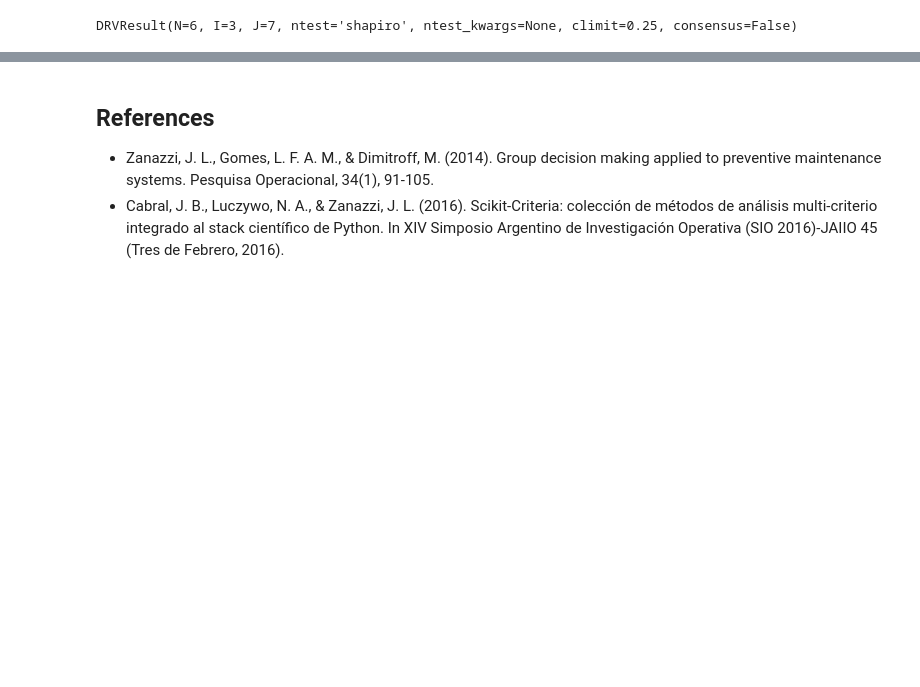
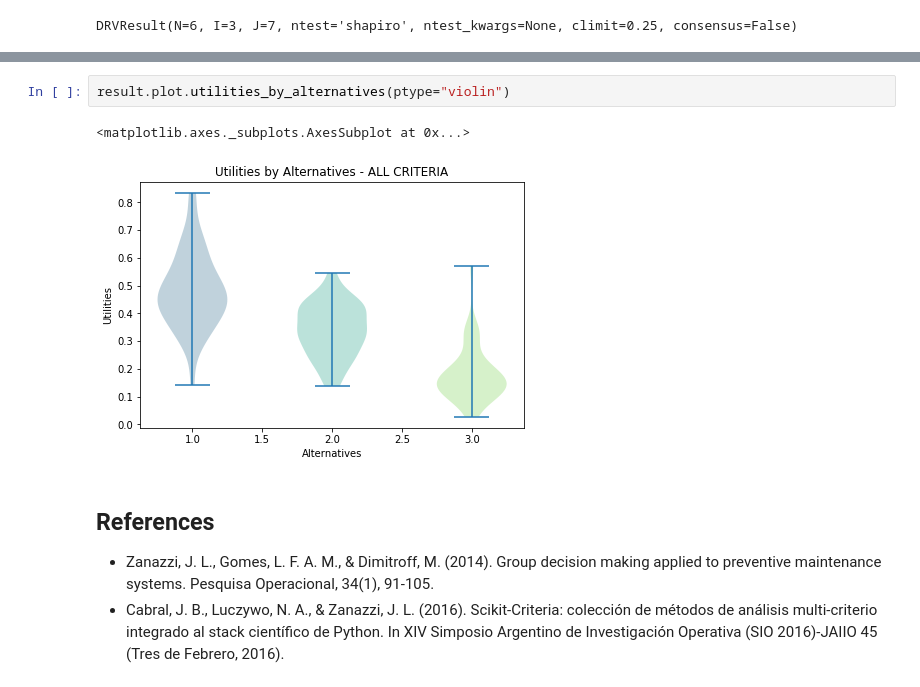
Before and after one commit to leliel12/drv, a Jupyter notebook: notebooks/tutorial.ipynb, the cells around one changed output, grey strips where cells are left out. Drawn from its saved outputs; the diff is of its cells as text; blank space fills up the shorter version.

```diff
--- a/notebooks/tutorial.ipynb
+++ b/notebooks/tutorial.ipynb
@@ -114,3 +121,8 @@ Text(0.5,0.98,'foo')
+# %%
+result.plot.utilities_by_alternatives(ptype="violin")
+# %% [output]
+<matplotlib.axes._subplots.AxesSubplot at 0x...>
+[figure, added]
 # %% [markdown]
 ## References
 
```
Also changed, not shown: parts of 8 cells of this notebook, 2 other files.
